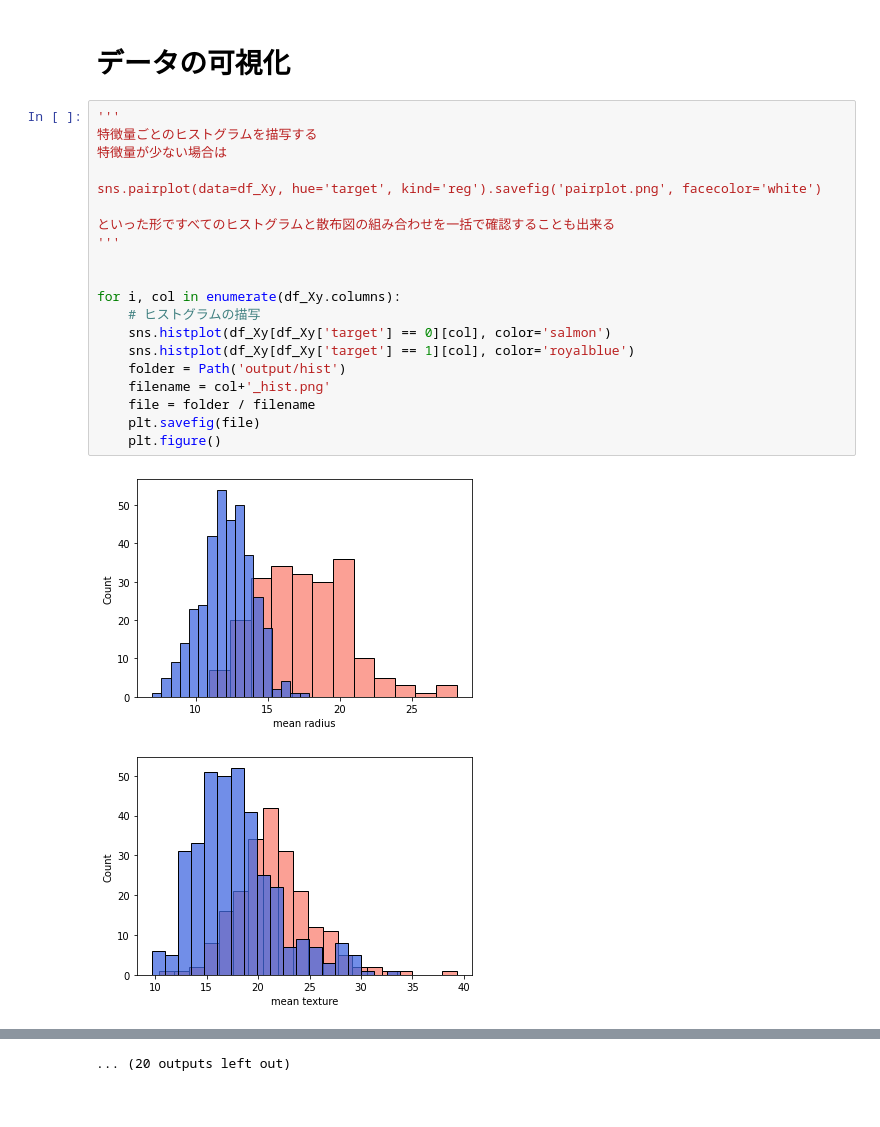
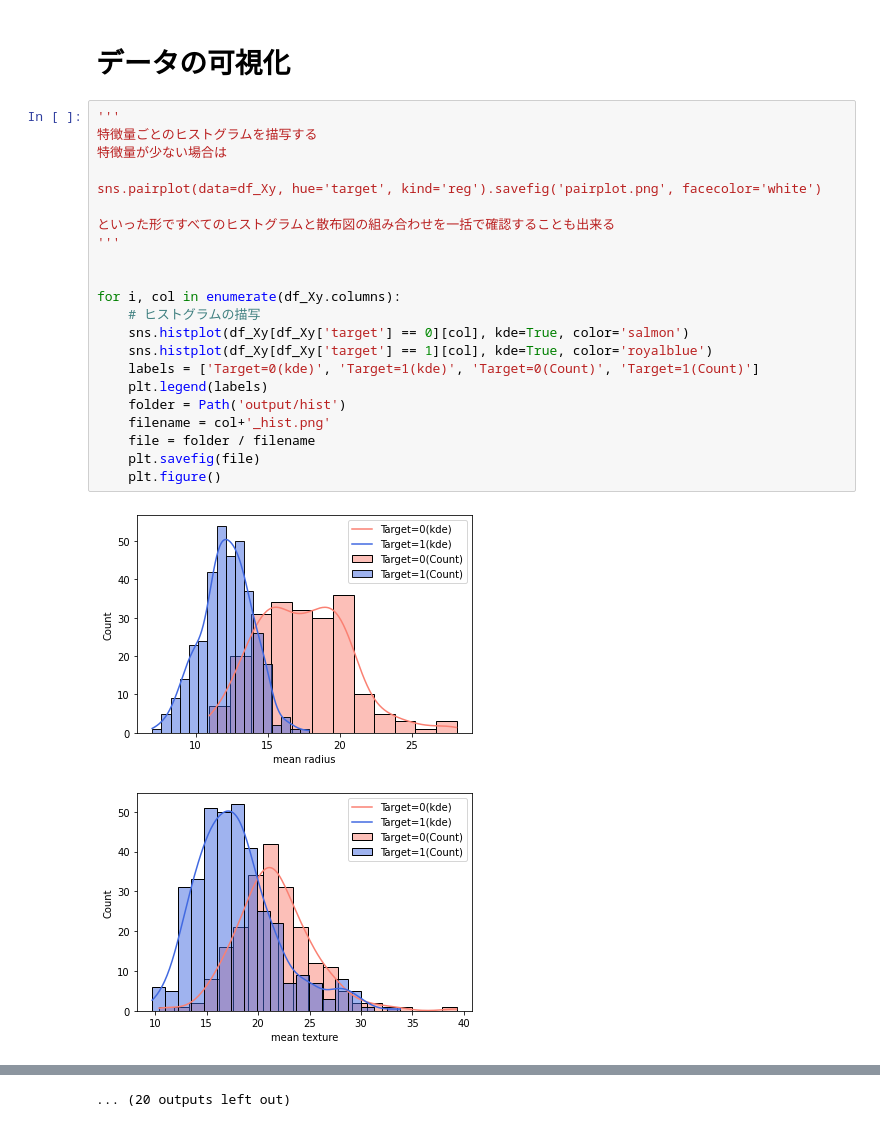
Before and after one commit to AtsushiMatsumoto/notebooks, a Jupyter notebook: EDA/EDA_basic.ipynb, the cells around one changed output, grey strips where cells are left out. Cells and saved outputs as stored; diff of their text form.

```diff
--- a/EDA/EDA_basic.ipynb
+++ b/EDA/EDA_basic.ipynb
@@ -137,23 +137,25 @@ corr_mat
 # %%
 '''
 特徴量ごとのヒストグラムを描写する
 特徴量が少ない場合は
 
 sns.pairplot(data=df_Xy, hue='target', kind='reg').savefig('pairplot.png', facecolor='white')
 
 といった形ですべてのヒストグラムと散布図の組み合わせを一括で確認することも出来る
 '''
 
 
 for i, col in enumerate(df_Xy.columns):
     # ヒストグラムの描写
-    sns.histplot(df_Xy[df_Xy['target'] == 0][col], color='salmon')
-    sns.histplot(df_Xy[df_Xy['target'] == 1][col], color='royalblue')
+    sns.histplot(df_Xy[df_Xy['target'] == 0][col], kde=True, color='salmon')
+    sns.histplot(df_Xy[df_Xy['target'] == 1][col], kde=True, color='royalblue')
+    labels = ['Target=0(kde)', 'Target=1(kde)', 'Target=0(Count)', 'Target=1(Count)']
+    plt.legend(labels)
     folder = Path('output/hist')
     filename = col+'_hist.png'
     file = folder / filename
     plt.savefig(file)
     plt.figure()
 # %% [output]
-[figure, old version]
+[figure, new version]
-[figure, old version]
+[figure, new version]
```
Also changed, not shown: parts of 2 cells of this notebook.
